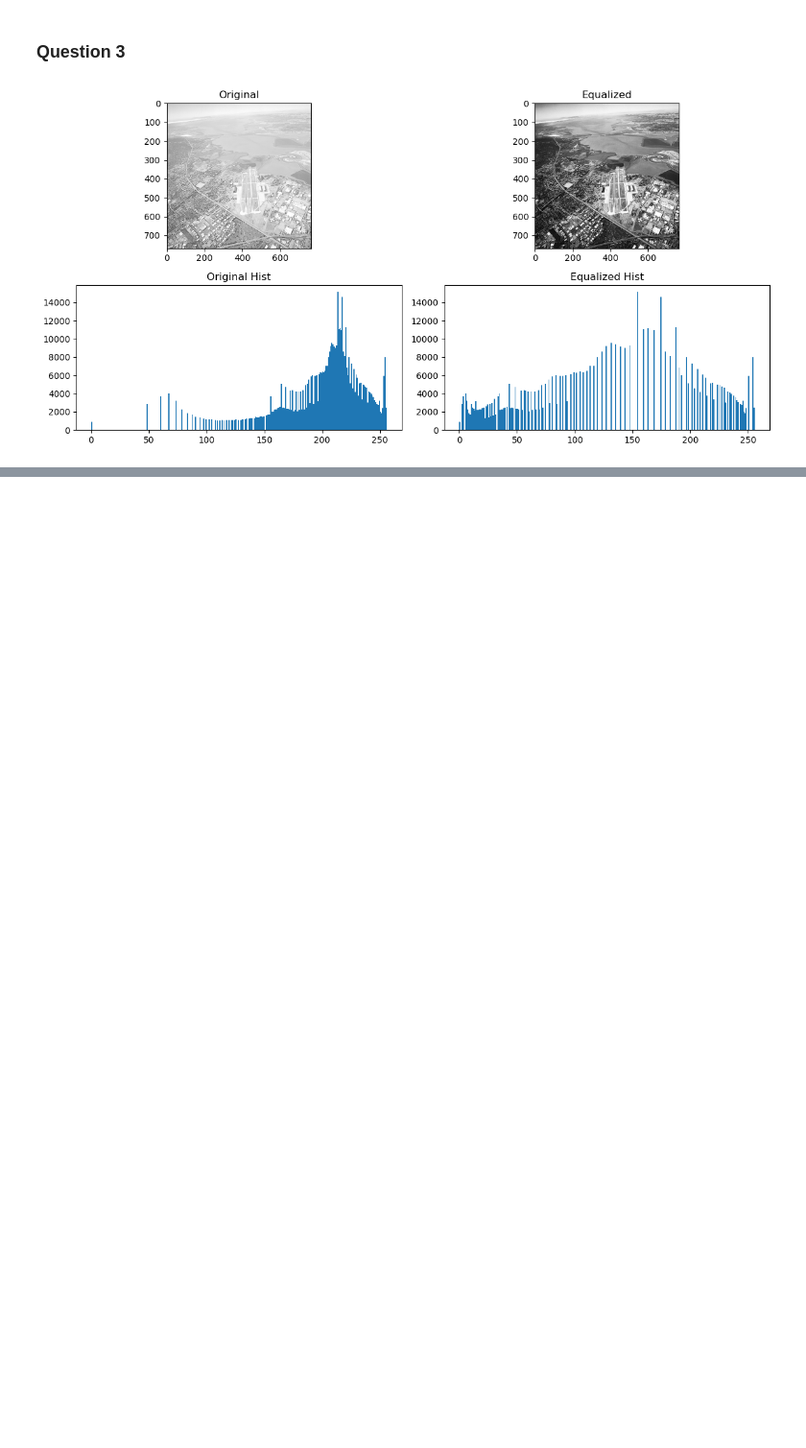
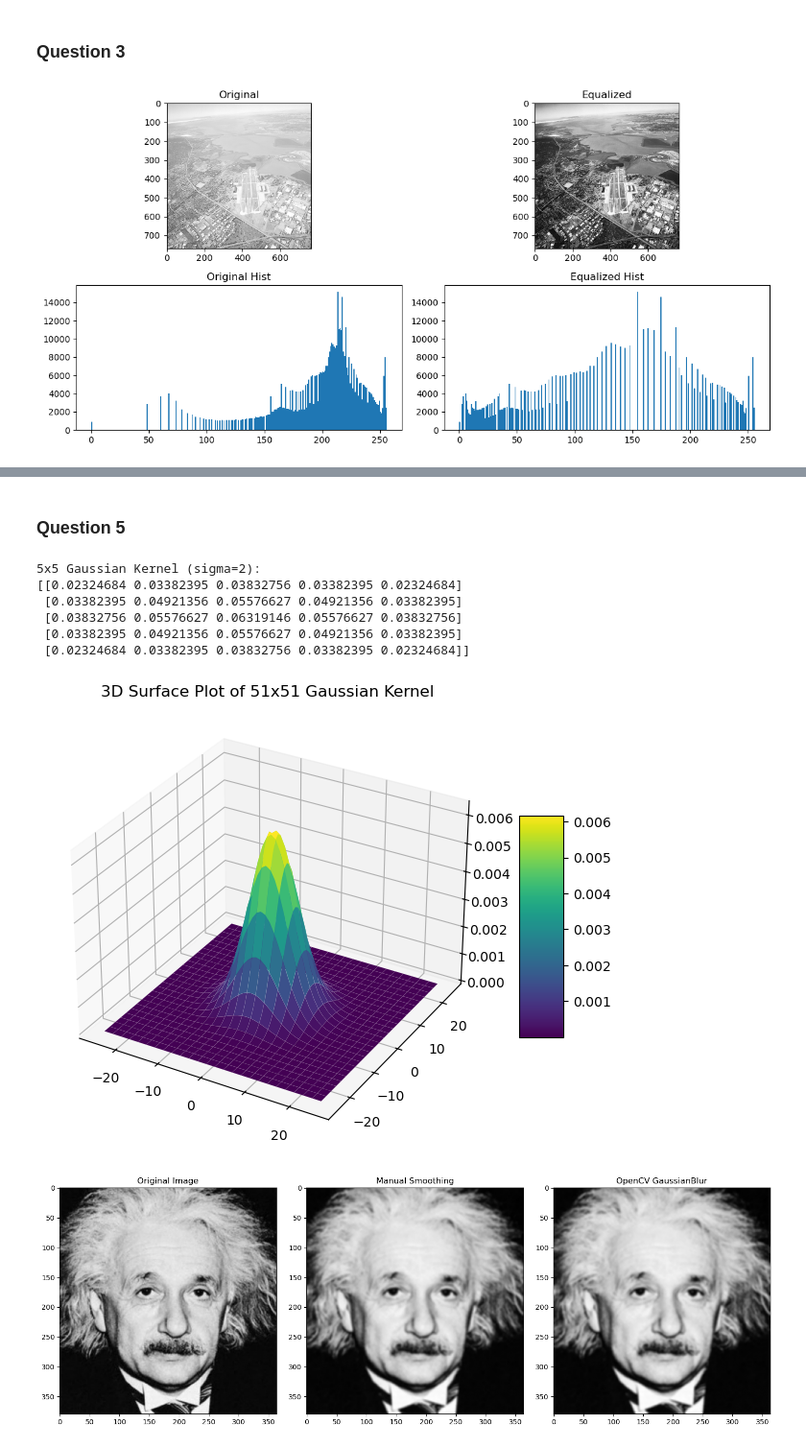
Before and after one commit to NNJ16/258784R_a01, a Jupyter notebook: a01.ipynb, the cells around one changed output, grey strips where cells are left out. Shown at 96% size. Drawn from its saved outputs; the diff is of its cells as text; code cells hidden in the pictures; blank space fills up the shorter version.

```diff
--- a/a01.ipynb
+++ b/a01.ipynb
@@ -156,0 +193,47 @@ plt.show()
+# %% [markdown]
+### Question 5
+# %%
+def create_gaussian_kernel(size, sigma):
+    ax = np.linspace(-(size // 2), size // 2, size)
+    x, y = np.meshgrid(ax, ax)
+    kernel = np.exp(-(x**2 + y**2) / (2 * sigma**2))
+    return kernel / np.sum(kernel)
+
+kernel_5x5 = create_gaussian_kernel(5, 2)
+print("5x5 Gaussian Kernel (sigma=2):")
+print(kernel_5x5)
+
+kernel_51x51 = create_gaussian_kernel(51, 5)
+size = 51
+ax_range = np.linspace(-(size // 2), size // 2, size)
+X, Y = np.meshgrid(ax_range, ax_range)
+
+fig = plt.figure(figsize=(8, 6))
+ax = fig.add_subplot(111, projection='3d')
+surf = ax.plot_surface(X, Y, kernel_51x51, cmap='viridis', edgecolor='none')
+ax.set_title("3D Surface Plot of 51x51 Gaussian Kernel")
+plt.colorbar(surf, shrink=0.5, aspect=5)
+plt.show()
+
+image = cv.imread('images/einstein.png', cv.IMREAD_GRAYSCALE)
+assert image is not None, "Image not found. Please check the path."
+
+manual_smooth = cv.filter2D(image, -1, kernel_5x5)
+
+opencv_smooth = cv.GaussianBlur(image, (5, 5), 2)
+
+plt.figure(figsize=(15, 5))
+plt.subplot(1, 3, 1); plt.title("Original Image"); plt.imshow(image, cmap='gray')
+plt.subplot(1, 3, 2); plt.title("Manual Smoothing"); plt.imshow(manual_smooth, cmap='gray')
+plt.subplot(1, 3, 3); plt.title("OpenCV GaussianBlur"); plt.imshow(opencv_smooth, cmap='gray')
+plt.tight_layout()
+plt.show()
+# %% [output]
+5x5 Gaussian Kernel (sigma=2):
+[[0.02324684 0.03382395 0.03832756 0.03382395 0.02324684]
+ [0.03382395 0.04921356 0.05576627 0.04921356 0.03382395]
+ [0.03832756 0.05576627 0.06319146 0.05576627 0.03832756]
+ [0.03382395 0.04921356 0.05576627 0.04921356 0.03382395]
+ [0.02324684 0.03382395 0.03832756 0.03382395 0.02324684]]
+[figure, added]
+[figure, added]
```
Also changed, not shown: parts of 6 cells of this notebook.
